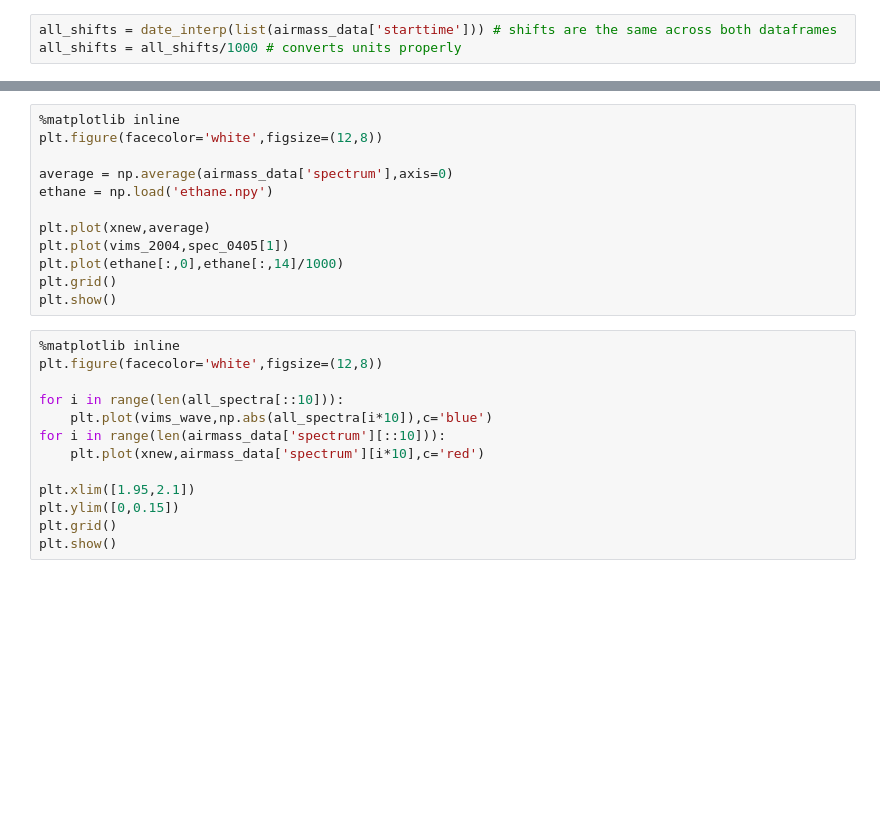
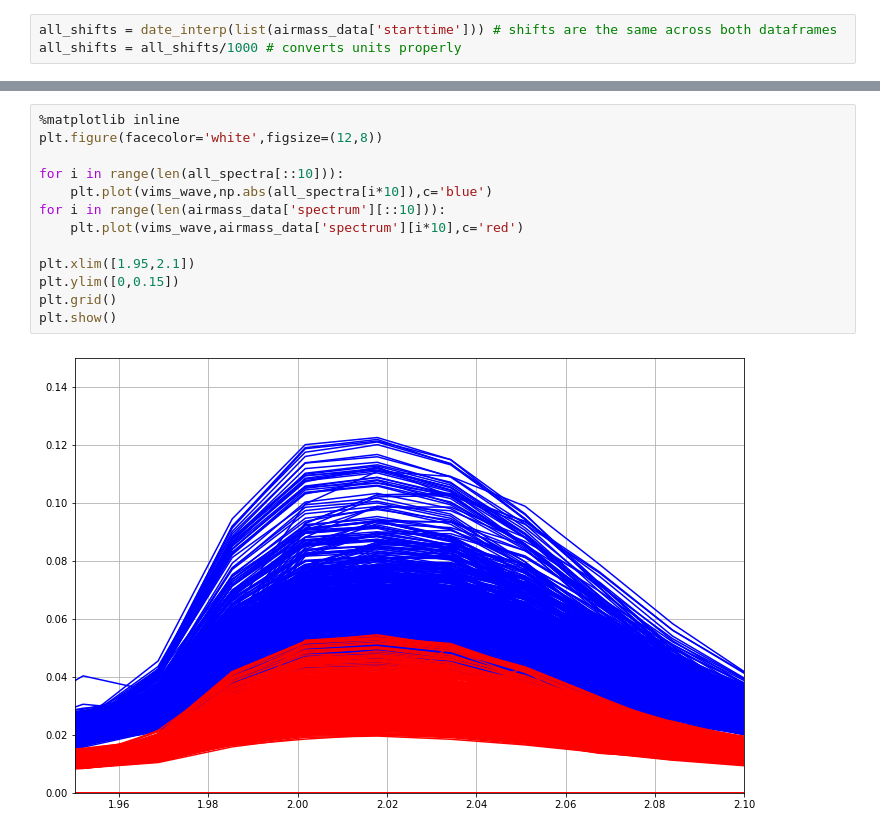
Before and after one commit to lucaslibshutz/spectralResearch, a Jupyter notebook: corrections_3.ipynb, the cells around one changed output, grey strips where cells are left out. Saved outputs shown, nothing was run; the diff lists cells and outputs as text; blank space fills up the shorter version.

```diff
--- a/corrections_3.ipynb
+++ b/corrections_3.ipynb
@@ -261,25 +252,15 @@ for i in range(len(inc_list)):
 # %%
 %matplotlib inline
 plt.figure(facecolor='white',figsize=(12,8))
 
-average = np.average(airmass_data['spectrum'],axis=0)
-ethane = np.load('ethane.npy')
+for i in range(len(all_spectra[::10])):
+    plt.plot(vims_wave,np.abs(all_spectra[i*10]),c='blue')
+for i in range(len(airmass_data['spectrum'][::10])):
+    plt.plot(vims_wave,airmass_data['spectrum'][i*10],c='red')
 
-plt.plot(xnew,average)
-plt.plot(vims_2004,spec_0405[1])
-plt.plot(ethane[:,0],ethane[:,14]/1000)
+plt.xlim([1.95,2.1])
+plt.ylim([0,0.15])
 plt.grid()
 plt.show()
+# %% [output]
+[figure, added]
-# %%
-%matplotlib inline
-plt.figure(facecolor='white',figsize=(12,8))
-
-for i in range(len(all_spectra[::10])):
-    plt.plot(vims_wave,np.abs(all_spectra[i*10]),c='blue')
-for i in range(len(airmass_data['spectrum'][::10])):
-    plt.plot(xnew,airmass_data['spectrum'][i*10],c='red')
-
-plt.xlim([1.95,2.1])
-plt.ylim([0,0.15])
-plt.grid()
-plt.show()
```
Also changed, not shown: parts of 4 cells of this notebook, 1 other file.
